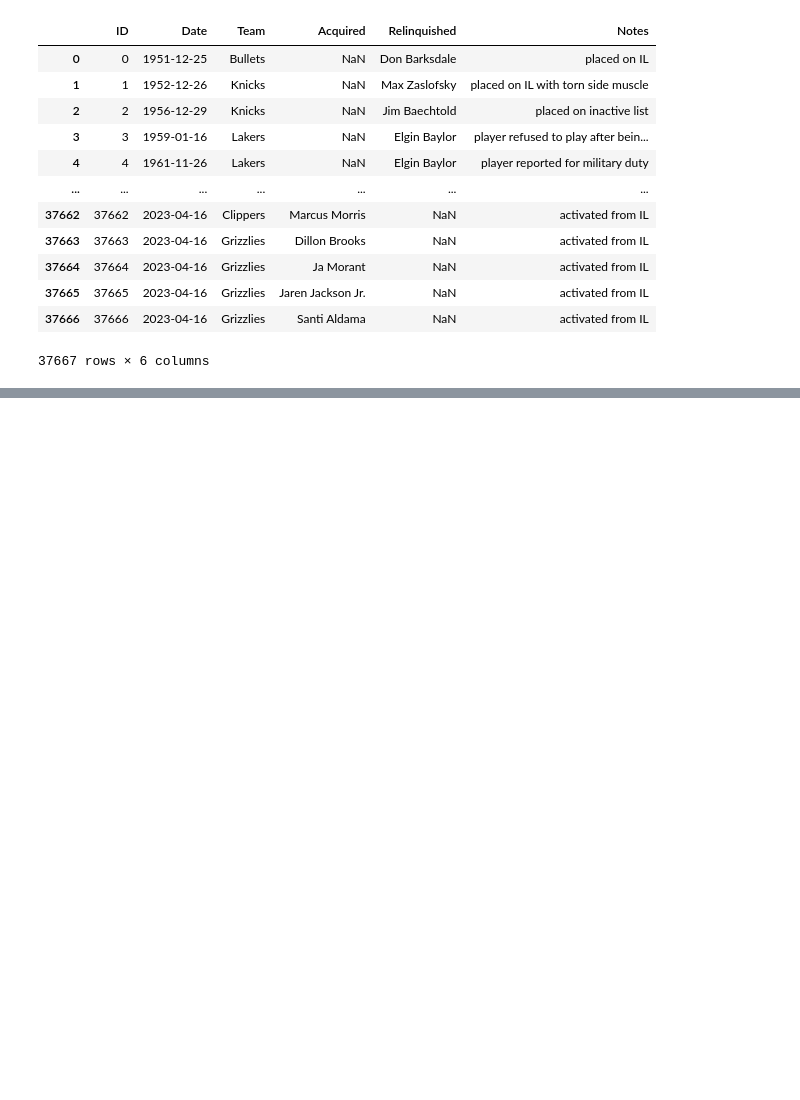
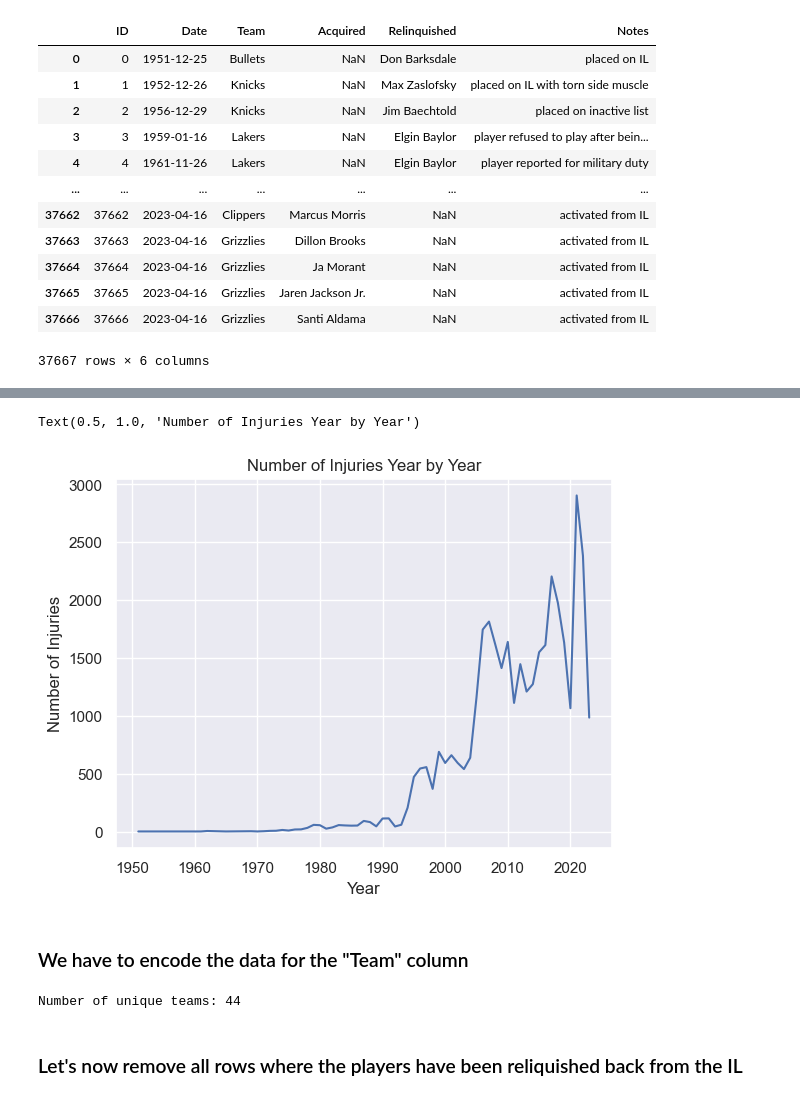
Before and after one commit to adc1021/NBAInjuryPredictor, a Jupyter notebook: notebooks/Forecasting.ipynb, the cells around one changed output, grey strips where cells are left out. Drawn from its saved outputs; the diff is of its cells as text; code cells hidden in the pictures; blank space fills up the shorter version.

```diff
--- a/notebooks/Forecasting.ipynb
+++ b/notebooks/Forecasting.ipynb
@@ -71 +76,23 @@ Decade: 2020 Injuries: 7340
 ---------------------------------------------
+# %%
+sns.set(style="darkgrid")
+sns.lineplot(x=data.keys(), y=data.values(), data=data)
+plt.xlabel('Year')
+plt.ylabel('Number of Injuries')
+plt.title('Number of Injuries Year by Year')
+# %% [output]
+Text(0.5, 1.0, 'Number of Injuries Year by Year')
+[figure, added]
+# %% [markdown]
+### We have to encode the data for the "Team" column
+# %%
+# Encoding each unique team instance
+label_encoder = LabelEncoder()
+encoded_column = label_encoder.fit_transform(injuryData['Team'])
+injuryData['Team'] = encoded_column
+unique_values = injuryData['Team'].nunique()
+print("Number of unique teams:", unique_values)
+# %% [output]
+Number of unique teams: 44
+# %% [markdown]
+### Let's now remove all rows where the players have been reliquished back from the IL
```
Also changed, not shown: parts of 8 cells of this notebook.
